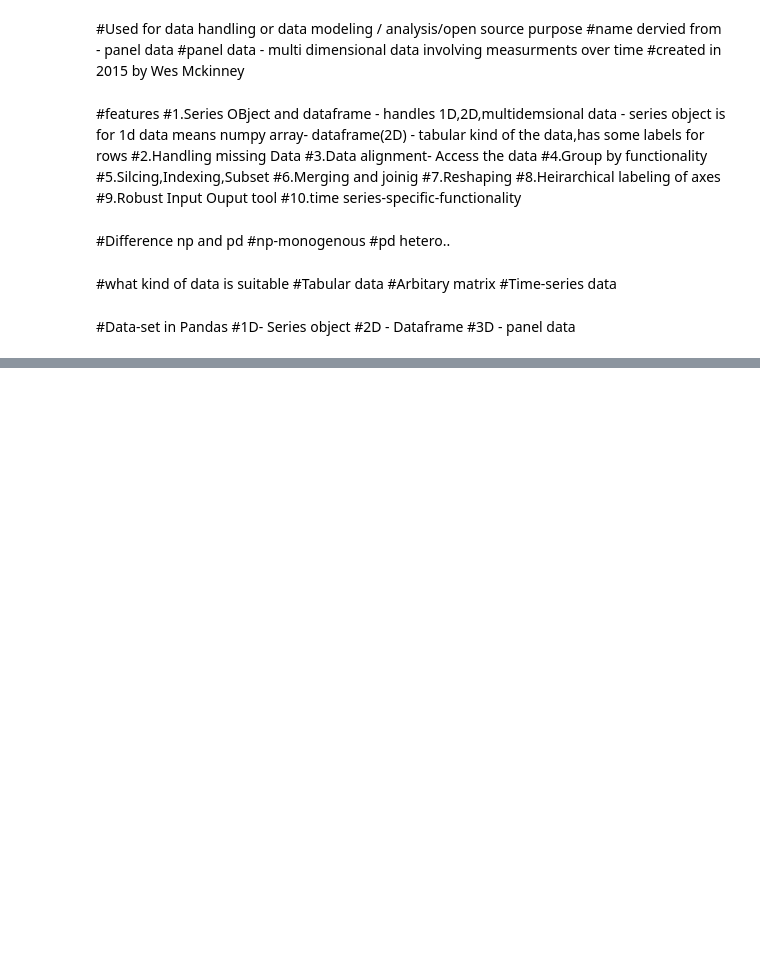
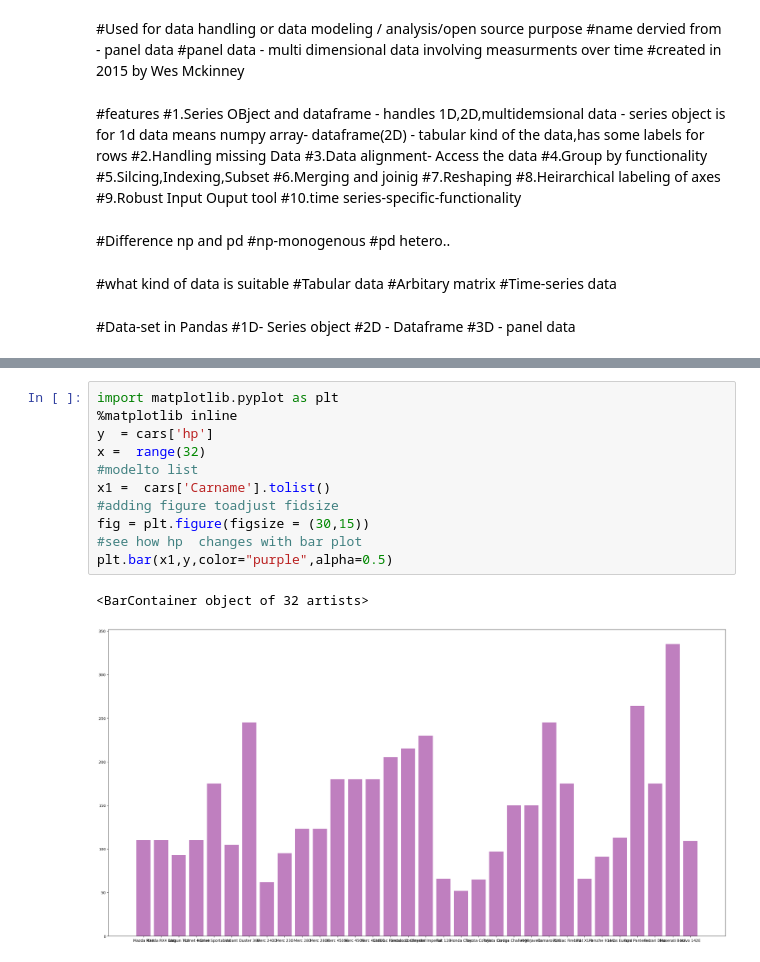
Before and after one commit to Lavina-03/python, a Jupyter notebook: Untitled.ipynb, the cells around one changed output, grey strips where cells are left out. Saved outputs shown, nothing was run; the diff lists cells and outputs as text; blank space fills up the shorter version.

```diff
--- a/Untitled.ipynb
+++ b/Untitled.ipynb
@@ -814,0 +1570,14 @@ this is the fastest time70.82125689498764
+# %%
+import matplotlib.pyplot as plt
+%matplotlib inline
+y  = cars['hp']
+x =  range(32)
+#modelto list
+x1 =  cars['Carname'].tolist()
+#adding figure toadjust fidsize
+fig = plt.figure(figsize = (30,15))
+#see how hp  changes with bar plot
+plt.bar(x1,y,color="purple",alpha=0.5)
+# %% [output]
+<BarContainer object of 32 artists>
+[figure, added]
```
Also changed, not shown: parts of 263 cells of this notebook, 6 other files.
